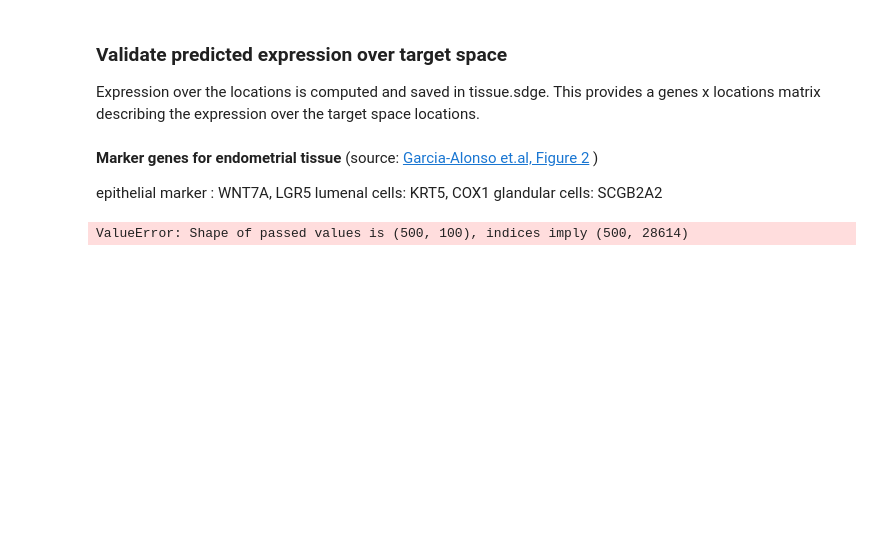
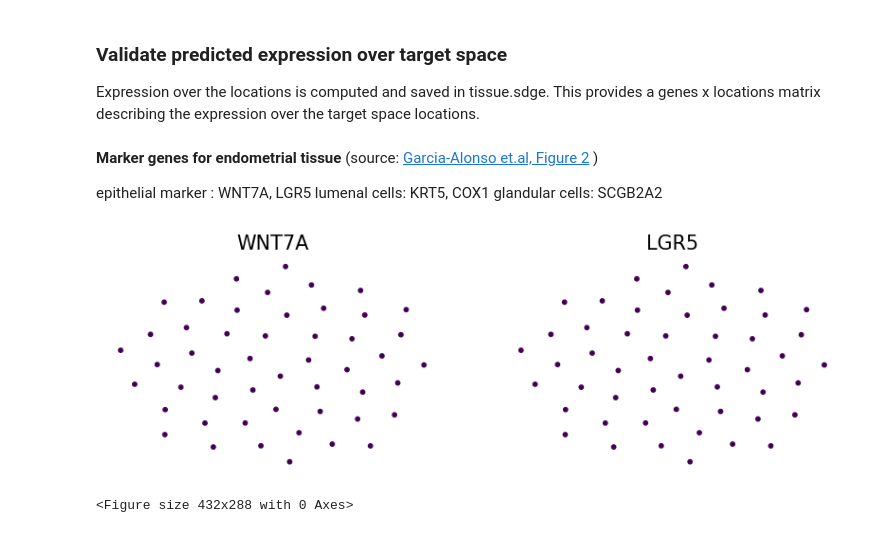
Before and after one commit to vfschumann/novosparc, a Jupyter notebook: Vic/reconstruct_endometrium.ipynb, the cells around one changed output. Cells and saved outputs as stored; diff of their text form; code cells hidden in the pictures; blank space fills up the shorter version.

Commit message:
endometrium: progress till reconstruction and expr of indiv genes

```diff
--- a/Vic/reconstruct_endometrium.ipynb
+++ b/Vic/reconstruct_endometrium.ipynb
@@ -191,14 +195,15 @@ lumenal cells:  KRT5, COX1
 glandular cells: SCGB2A2
 # %%
 # reconstructed expression of individual genes
-pl_genes = ['WNT7A', 'LGR5']
+pl_genes = ['WNT7A', 'LGR5', 'KRT5','COX1','SCGB2A2']
 sdge = tissue.sdge
 # %%
 dataset_reconst = sc.AnnData(pd.DataFrame(sdge.T, columns=genenames))
-#dataset_reconst.obsm['spatial'] = locations_circle
+dataset_reconst.obsm['spatial'] = locations_circle
 
-#novosparc.pl.embedding(dataset_reconst, pl_genes)
+novosparc.pl.embedding(dataset_reconst, pl_genes)
 # %% [output]
+[figure, added]
-ValueError: Shape of passed values is (500, 100), indices imply (500, 28614)
+<Figure size 432x288 with 0 Axes>
 # %%
 genenames
```
Also changed, not shown: parts of 9 cells of this notebook.
